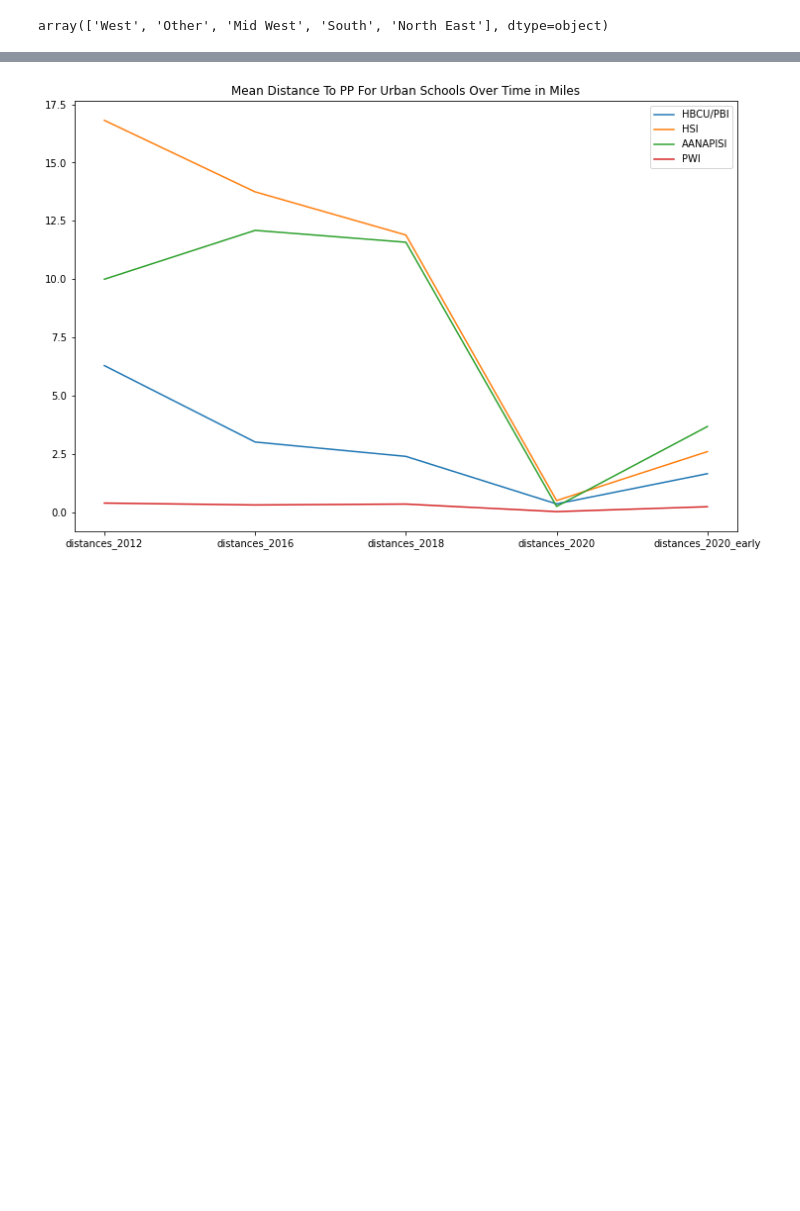
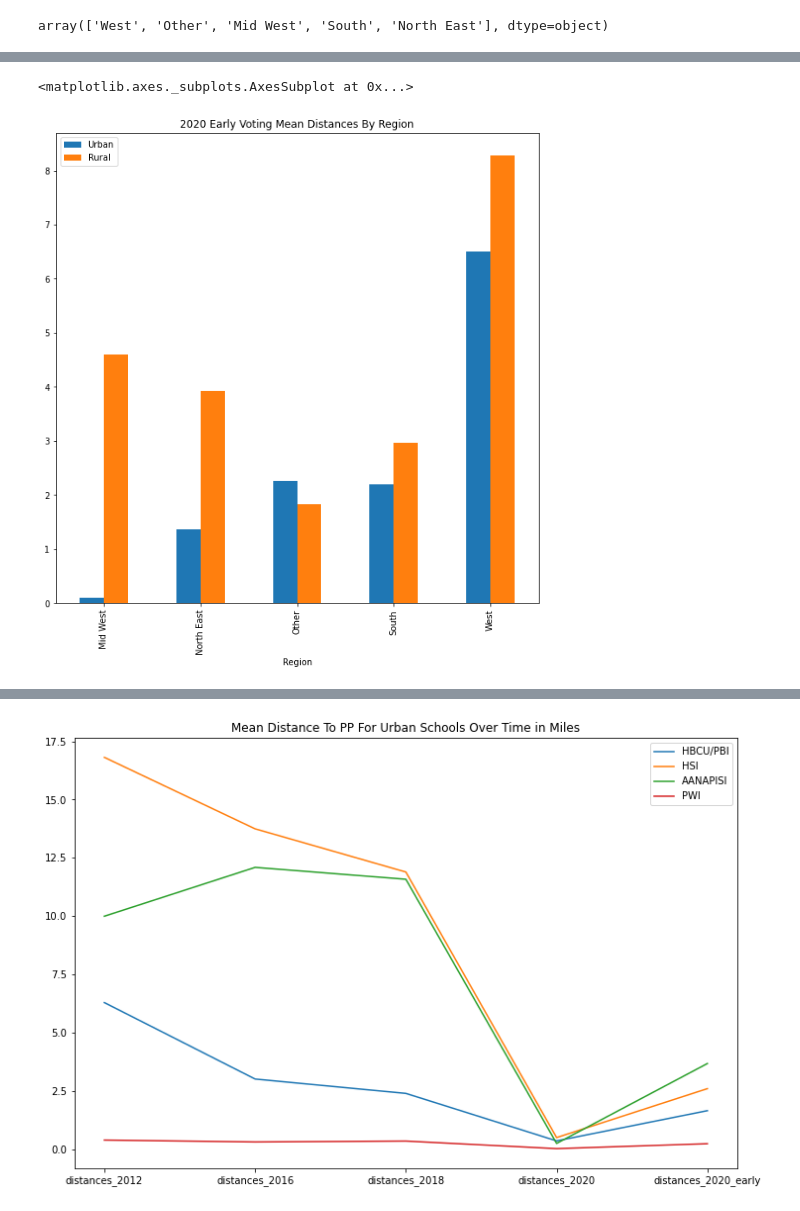
Before and after one commit to nickeubank/mtv_viacom_capstone, a Jupyter notebook: 10_code/30_analysis/UrbanRuralAnalysis.ipynb, the cells around one changed output, grey strips where cells are left out. Saved outputs shown, nothing was run; the diff lists cells and outputs as text; code cells hidden in the pictures; blank space fills up the shorter version.

```diff
--- a/10_code/30_analysis/UrbanRuralAnalysis.ipynb
+++ b/10_code/30_analysis/UrbanRuralAnalysis.ipynb
@@ -27,0 +17,12 @@ rural = data[data['POPPCT_RURAL'] > co]
+# %%
+### Classify Urban or Rural
+
+data['urb_rur'] =  data['POPPCT_URBAN'] > data['POPPCT_RURAL']
+data['urb_rur'] = data['urb_rur'].replace(True, 'URBAN')
+data['urb_rur'] = data['urb_rur'].replace(False, 'RURAL')
+
+#Define urban dataframe
+urban = data[data['urb_rur'] == 'URBAN']
+
+#Define rural dataframe
+rural = data[data['urb_rur'] == 'RURAL']
@@ -27,0 +39,9 @@ rural = data[data['POPPCT_RURAL'] > co]
+# %%
+dfu = urban[["distances_2020_early","Region"]].groupby('Region').mean()/1609
+dfr = rural[["distances_2020_early","Region"]].groupby('Region').mean()/1609
+df = pd.merge(dfu,dfr, on='Region')
+df.columns = ['Urban','Rural']
+df.plot.bar(title='2020 Early Voting Mean Distances By Region',figsize=(10,10))
+# %% [output]
+<matplotlib.axes._subplots.AxesSubplot at 0x...>
+[figure, added]
```
Also changed, not shown: parts of 10 cells of this notebook.
